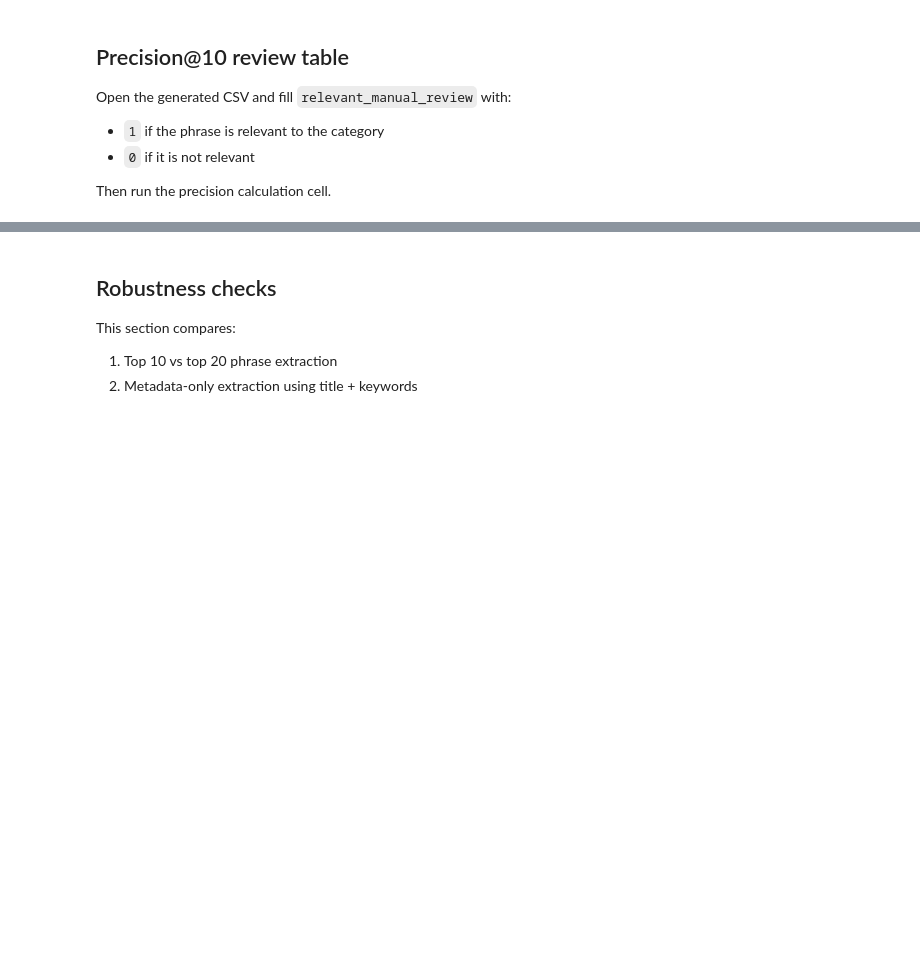
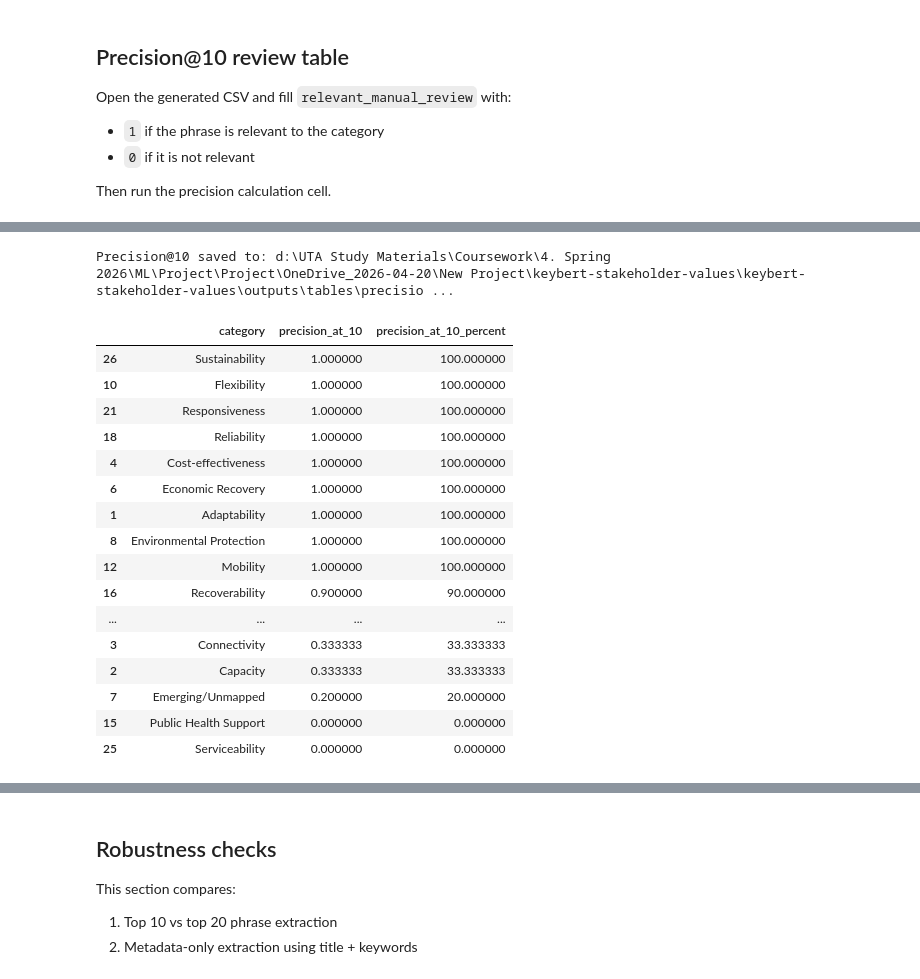
Before and after one commit to Shah8469/keybert-stakeholder-values, a Jupyter notebook: Notebooks/submission_guided_keybert_stakeholder_values.ipynb, the cells around one changed output, grey strips where cells are left out. Cells and saved outputs as stored; diff of their text form; code cells hidden in the pictures; blank space fills up the shorter version.

```diff
--- a/Notebooks/submission_guided_keybert_stakeholder_values.ipynb
+++ b/Notebooks/submission_guided_keybert_stakeholder_values.ipynb
@@ -267,15 +421,53 @@ review_df.head(30)
 # %%
-# After manually filling keyphrase_review_table_top10.csv, uncomment and run:
-# reviewed = pd.read_csv(OUTPUT_TABLES / "keyphrase_review_table_top10.csv")
-# reviewed["relevant_manual_review"] = pd.to_numeric(reviewed["relevant_manual_review"], errors="coerce").fillna(0)
-# precision_df = (
-#     reviewed.groupby("category")["relevant_manual_review"]
-#     .mean()
-#     .reset_index()
-#     .rename(columns={"relevant_manual_review": "precision_at_10"})
-# )
-# precision_df.to_csv(OUTPUT_TABLES / "precision_at_10_by_category.csv", index=False)
-# precision_df
+filled_review_path = OUTPUT_TABLES / "keyphrase_review_table_filled.csv"
+
+if filled_review_path.exists():
+    reviewed = pd.read_csv(filled_review_path)
+
+    reviewed["relevant_manual_review"] = pd.to_numeric(
+        reviewed["relevant_manual_review"],
+        errors="coerce"
+    ).fillna(0)
+
+    precision_df = (
+        reviewed.groupby("category")["relevant_manual_review"]
+        .mean()
+        .reset_index()
+        .rename(columns={"relevant_manual_review": "precision_at_10"})
+    )
+
+    precision_df["precision_at_10_percent"] = precision_df["precision_at_10"] * 100
+
+    precision_df = precision_df.sort_values("precision_at_10", ascending=False)
+
+    precision_output_path = OUTPUT_TABLES / "precision_at_10_by_category.csv"
+    precision_df.to_csv(precision_output_path, index=False)
+
+    print("Precision@10 saved to:", precision_output_path)
+    display(precision_df)
+else:
+    print("Filled manual review file not found.")
+    print("Expected file:", filled_review_path)
+    print("The extraction pipeline still runs, but Precision@10 requires the completed manual review CSV.")
+# %% [output]
+Precision@10 saved to: d:\UTA Study Materials\Coursework\4. Spring 2026\ML\Project\Project\OneDrive_2026-04-20\New Project\keybert-stakeholder-values\keybert-stakeholder-values\outputs\tables\precisio ...
+|  | category | precision_at_10 | precision_at_10_percent |
+| 26 | Sustainability | 1.000000 | 100.000000 |
+| 10 | Flexibility | 1.000000 | 100.000000 |
+| 21 | Responsiveness | 1.000000 | 100.000000 |
+| 18 | Reliability | 1.000000 | 100.000000 |
+| 4 | Cost-effectiveness | 1.000000 | 100.000000 |
+| 6 | Economic Recovery | 1.000000 | 100.000000 |
+| 1 | Adaptability | 1.000000 | 100.000000 |
+| 8 | Environmental Protection | 1.000000 | 100.000000 |
+| 12 | Mobility | 1.000000 | 100.000000 |
+| 16 | Recoverability | 0.900000 | 90.000000 |
+| ... | ... | ... | ... |
+| 3 | Connectivity | 0.333333 | 33.333333 |
+| 2 | Capacity | 0.333333 | 33.333333 |
+| 7 | Emerging/Unmapped | 0.200000 | 20.000000 |
+| 15 | Public Health Support | 0.000000 | 0.000000 |
+| 25 | Serviceability | 0.000000 | 0.000000 |
 # %%
 plot_df = category_summary[category_summary["category"] != "Emerging/Unmapped"].copy()
 plot_df = plot_df.sort_values("total_doc_support", ascending=False).head(15)
```
Also changed, not shown: parts of 15 cells of this notebook.
